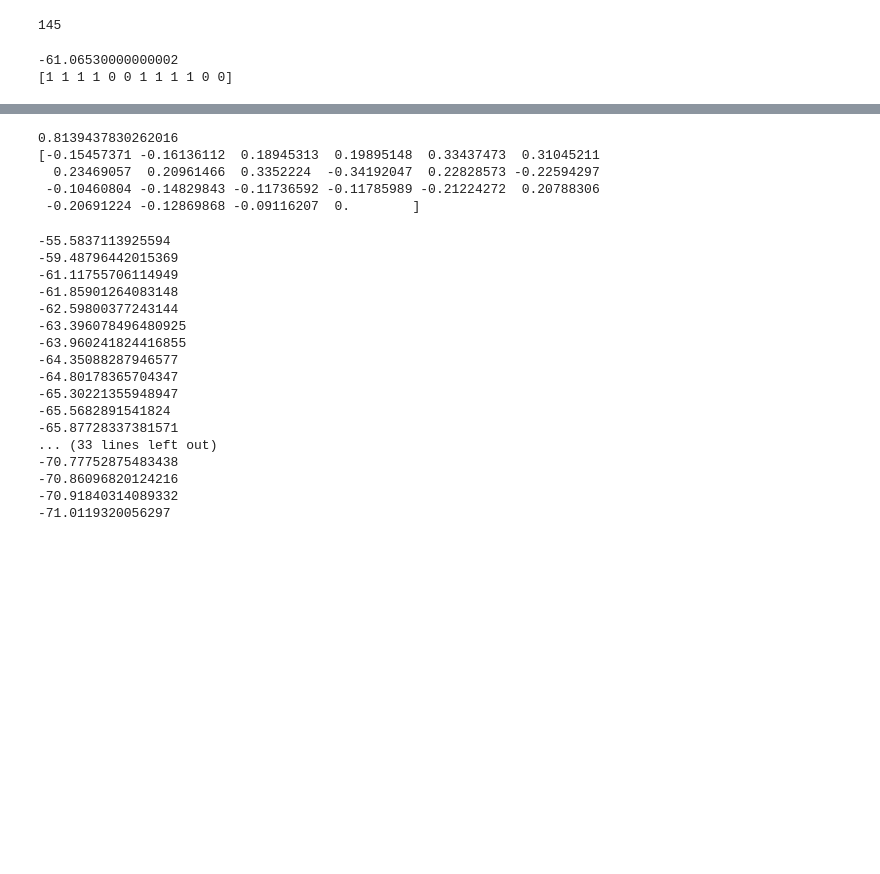
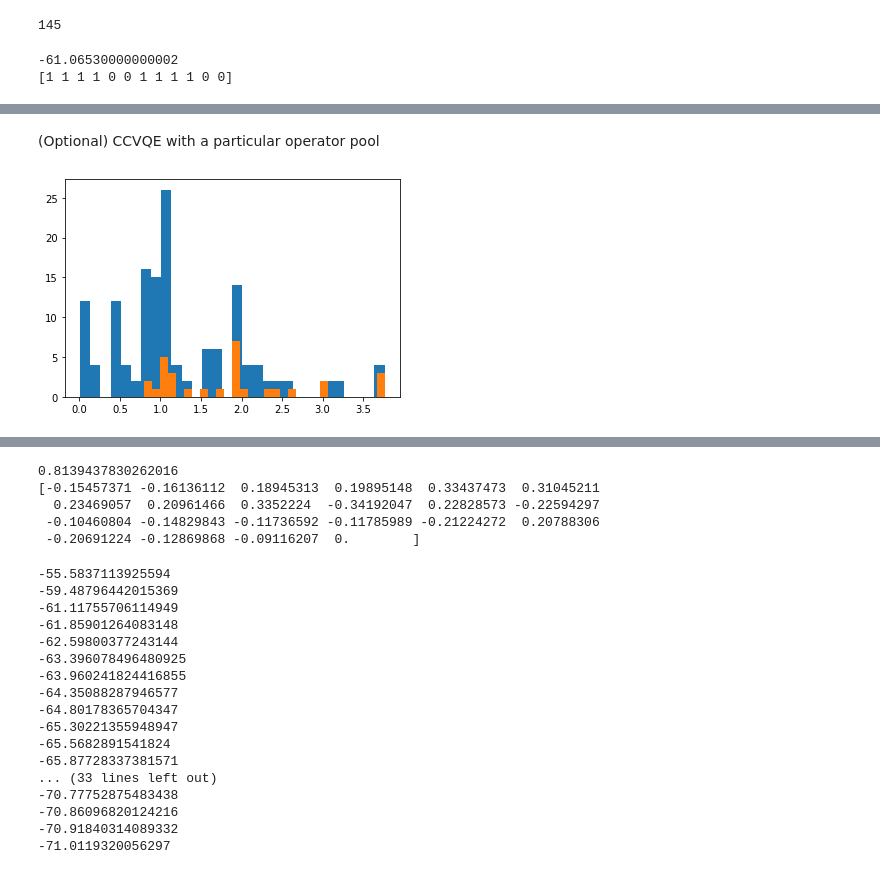
Before and after one commit to emacosta95/QuantumMachineLearningFermions, a Jupyter notebook: HartreeFock.ipynb, the cells around one changed output, grey strips where cells are left out. Saved outputs shown, nothing was run; the diff lists cells and outputs as text; code cells hidden in the pictures; blank space fills up the shorter version.

Commit message:
implement a CCVQE with a smart ansatz

```diff
--- a/HartreeFock.ipynb
+++ b/HartreeFock.ipynb
@@ -644,0 +626,30 @@ KeyboardInterrupt:
+# %% [markdown]
+(Optional) CCVQE with a particular operator pool
+# %%
+vs=[]
+ops=[]
+keys=[]
+for key,op in operator_pool.items():
+
+    if key in twobody_matrix.keys():
+        vs.append(twobody_matrix[key])
+        ops.append(op)
+        keys.append(key)
+vs=np.abs(np.asarray(vs))
+# %%
+size=30
+
+selection=np.random.choice(np.arange(vs.shape[0]),size=size,replace=False,p=vs/np.sum(vs))
+
+selected_vs=vs[selection]
+
+plt.hist(vs,bins=30)
+plt.hist(selected_vs,bins=30)
+plt.show()
+
+
+new_operator_pool={}
+for idx in selection:
+    new_operator_pool[(keys[idx])]=ops[idx]
+# %% [output]
+[figure, added]
```
Also changed, not shown: parts of 5 cells of this notebook, 13 other files.
